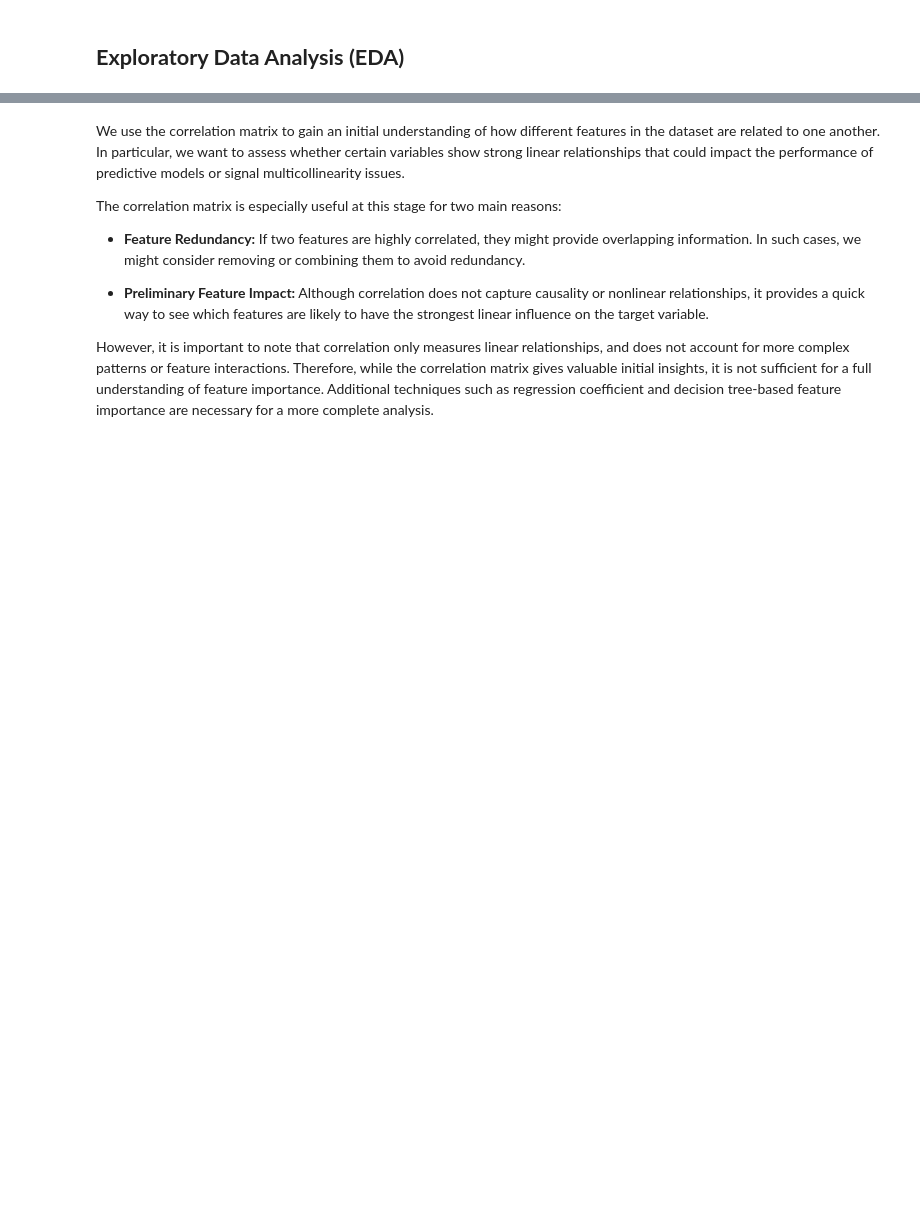
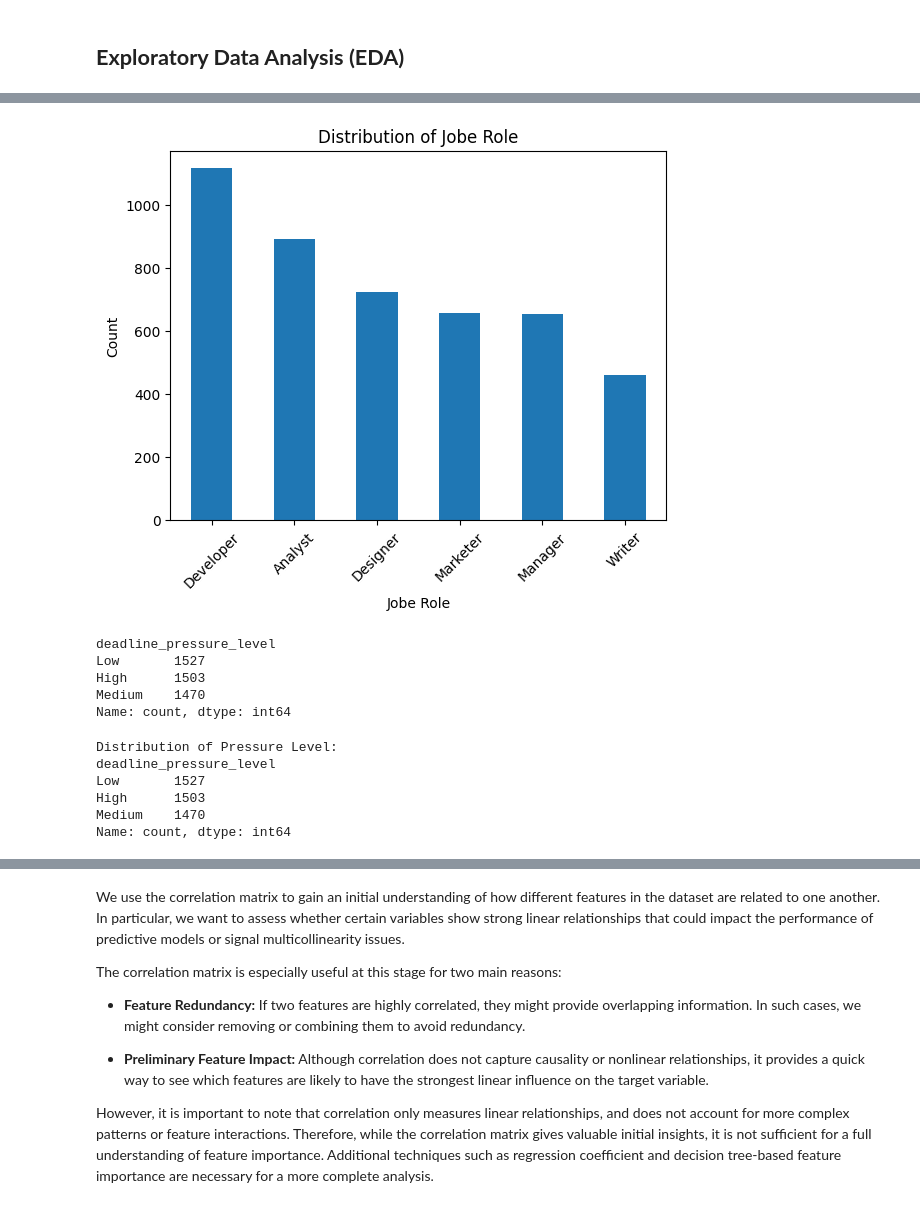
Before and after one commit to saradifranco/AI-Workplace-Productivity-Analysis, a Jupyter notebook: code.ipynb, the cells around one changed output, grey strips where cells are left out. Drawn from its saved outputs; the diff is of its cells as text; code cells hidden in the pictures; blank space fills up the shorter version.

```diff
--- a/code.ipynb
+++ b/code.ipynb
@@ -190,0 +294,27 @@ See https://pandas.pydata.org/docs/user_guide/migration-3-strings.html#string-mi
+# %%
+dataset['job_role'].value_counts().plot(kind='bar')
+plt.title('Distribution of Jobe Role')
+plt.xlabel('Jobe Role')
+plt.ylabel('Count')
+plt.xticks(rotation=45)
+plt.show()
+# %% [output]
+[figure, added]
+# %%
+dataset['deadline_pressure_level'].value_counts()
+# %% [output]
+deadline_pressure_level
+Low       1527
+High      1503
+Medium    1470
+Name: count, dtype: int64
+# %%
+print("Distribution of Pressure Level:")
+print(dataset['deadline_pressure_level'].value_counts())
+# %% [output]
+Distribution of Pressure Level:
+deadline_pressure_level
+Low       1527
+High      1503
+Medium    1470
+Name: count, dtype: int64
```
Also changed, not shown: parts of 49 cells of this notebook.
